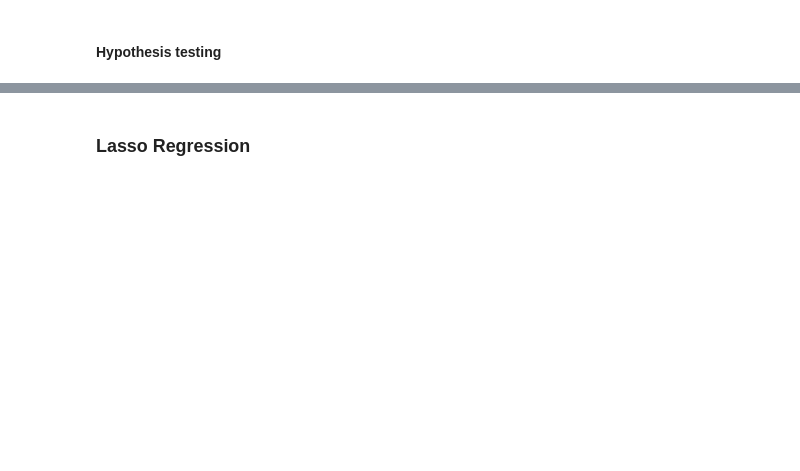
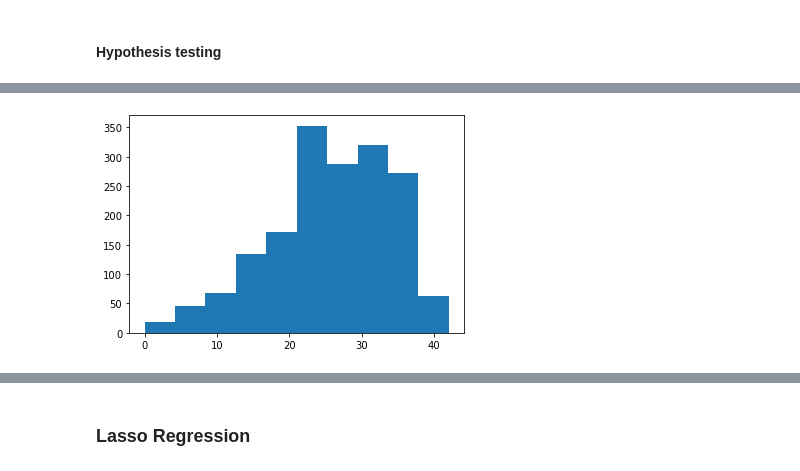
Before and after one commit to esharma3/project_austin_air_quality_analysis_and_prediction, a Jupyter notebook: code/ML_ozone_and_weather.ipynb, the cells around one changed output, grey strips where cells are left out. Drawn from its saved outputs; the diff is of its cells as text; code cells hidden in the pictures; blank space fills up the shorter version.

```diff
--- a/code/ML_ozone_and_weather.ipynb
+++ b/code/ML_ozone_and_weather.ipynb
@@ -232,0 +244,5 @@ Warnings:
+# %%
+plt.hist(combined_oz_weather_data['maxtempC'])
+plt.show()
+# %% [output]
+[figure, added]
```
Also changed, not shown: parts of 66 cells of this notebook.
